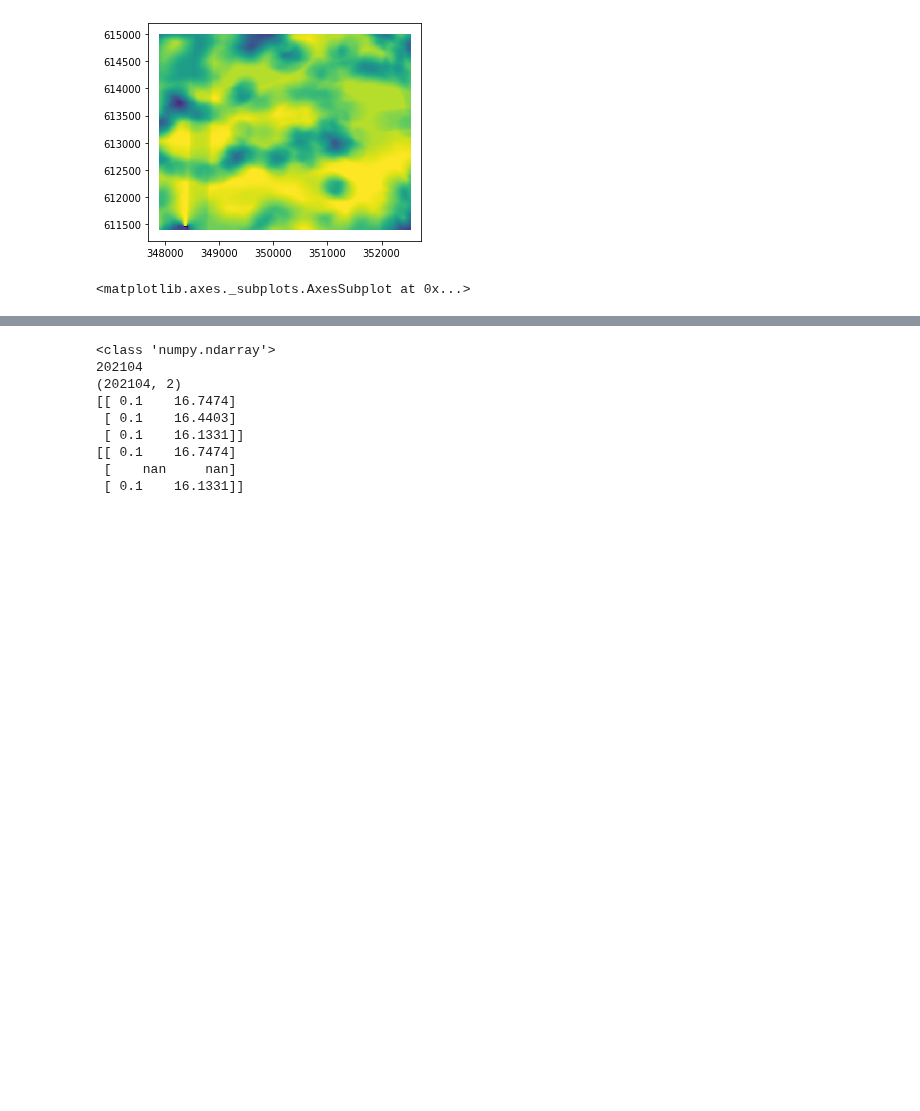
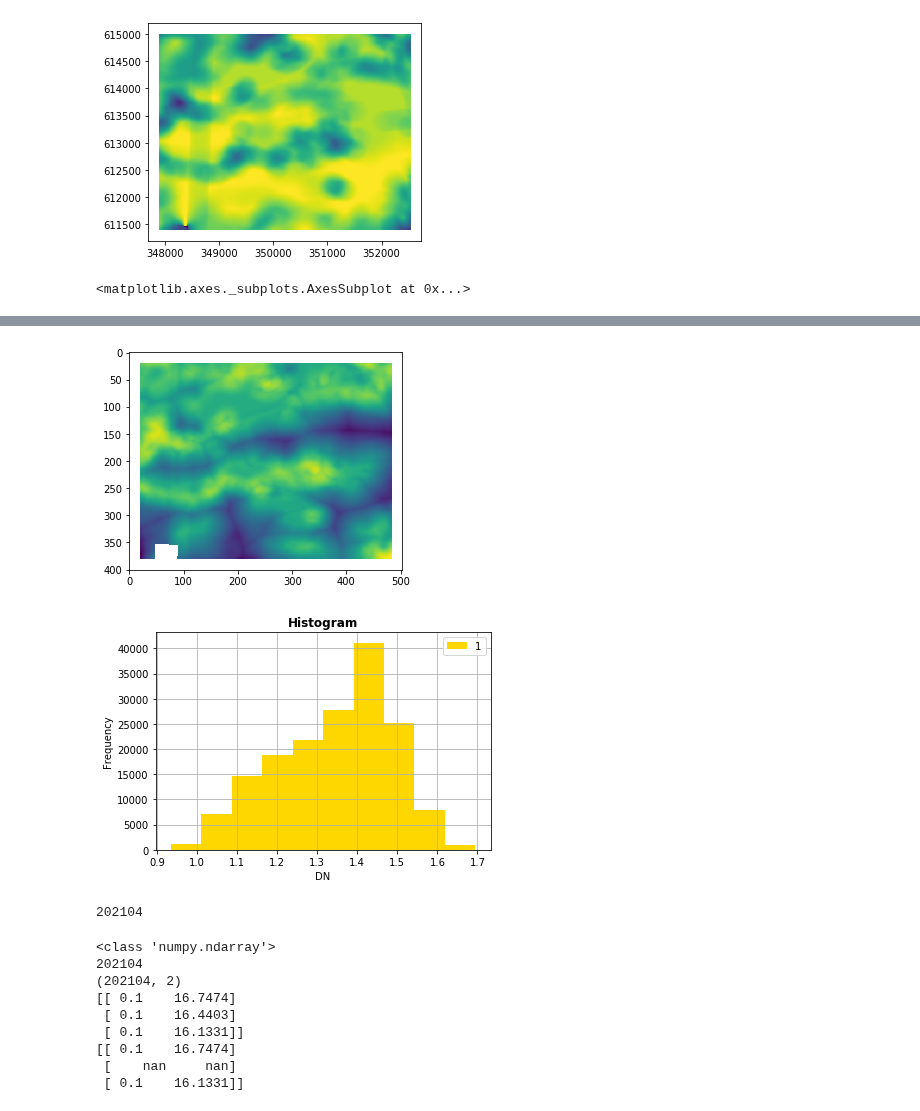
Before and after one commit to jamesdamillington/SpatialDeerDensity, a Jupyter notebook: DeerDistribution.ipynb, the cells around one changed output, grey strips where cells are left out. Cells and saved outputs as stored; diff of their text form; code cells hidden in the pictures; blank space fills up the shorter version.

```diff
--- a/DeerDistribution.ipynb
+++ b/DeerDistribution.ipynb
@@ -312,3 +491,59 @@ rasterio.plot.show(dbh_r)
+# %%
+explanatory_rasters = ['LOI200_dlc_km.asc', 'LOI200_Meandbh_cm.asc']
+er_arrays = []
+rshape = None
+
+#loop reading rasters
+for idx, raster in enumerate(explanatory_rasters):
+    with rasterio.open(raster) as src:
+        er = src.read(1)
+
+    #use shape of first raster for later plotting (assumes all raster have same extent)
+    if(idx == 0):
+        rshape = er.shape
+
+    #convert from 2D to 1D then append to list of arrays
+    arf = er.flatten()
+    er_arrays.append(arf)
+
+expl = np.array(er_arrays).T  #convert list of arrays to numpy array and transpose
+
+ND = -9999
+mask_arrays = []
+
+#loop list of raster data (1D) to create individual mask arrays
+for er in er_arrays:
+    mask_er = ma.masked_values(er,ND)
+    mask_arrays.append(mask_er)
+
+#create base mask for combined mask of all rasters
+mask_array = mask_arrays[0]
+
+#loop individual mask arrays incrementally adding masking to get combined mask
+for mar in mask_arrays:
+    mask_array = ma.masked_where(mar.mask, mask_array)
+
+#fit the regression on the orinigal data
+pred = regr.predict(expl)  #can't predict on compressed data (irregular missing values between variables), just use original
+pred = pred.astype(np.float32) #original were float32
+
+#now mark output from prediction using the mask of all rasters
+mask_pred = ma.MaskedArray(pred, mask=mask_array.mask,fill_value=-9999)
+
+#go back from 1D to 2D using first raster shape
+pred2D = mask_pred.reshape(rshape)
+
+#finally plot!
+rasterio.plot.show(pred2D)
+rasterio.plot.show_hist(pred2D)
+# %% [output]
+[figure, added]
+[figure, added]
+# %%
+
+len(mask_array)
+# %% [output]
+202104
 # %%
 #load_targets works pretty well
 
```
Also changed, not shown: parts of 23 cells of this notebook.
